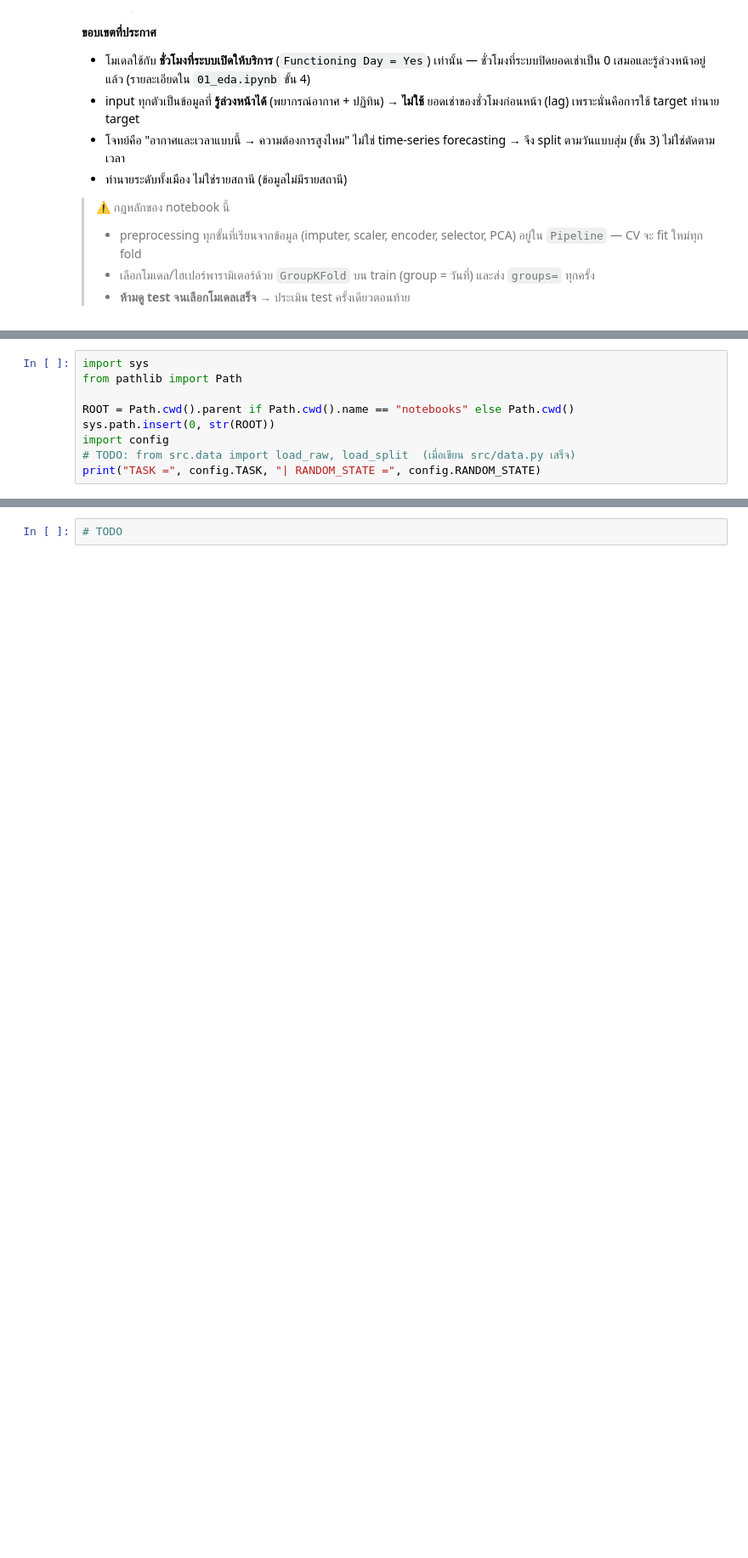
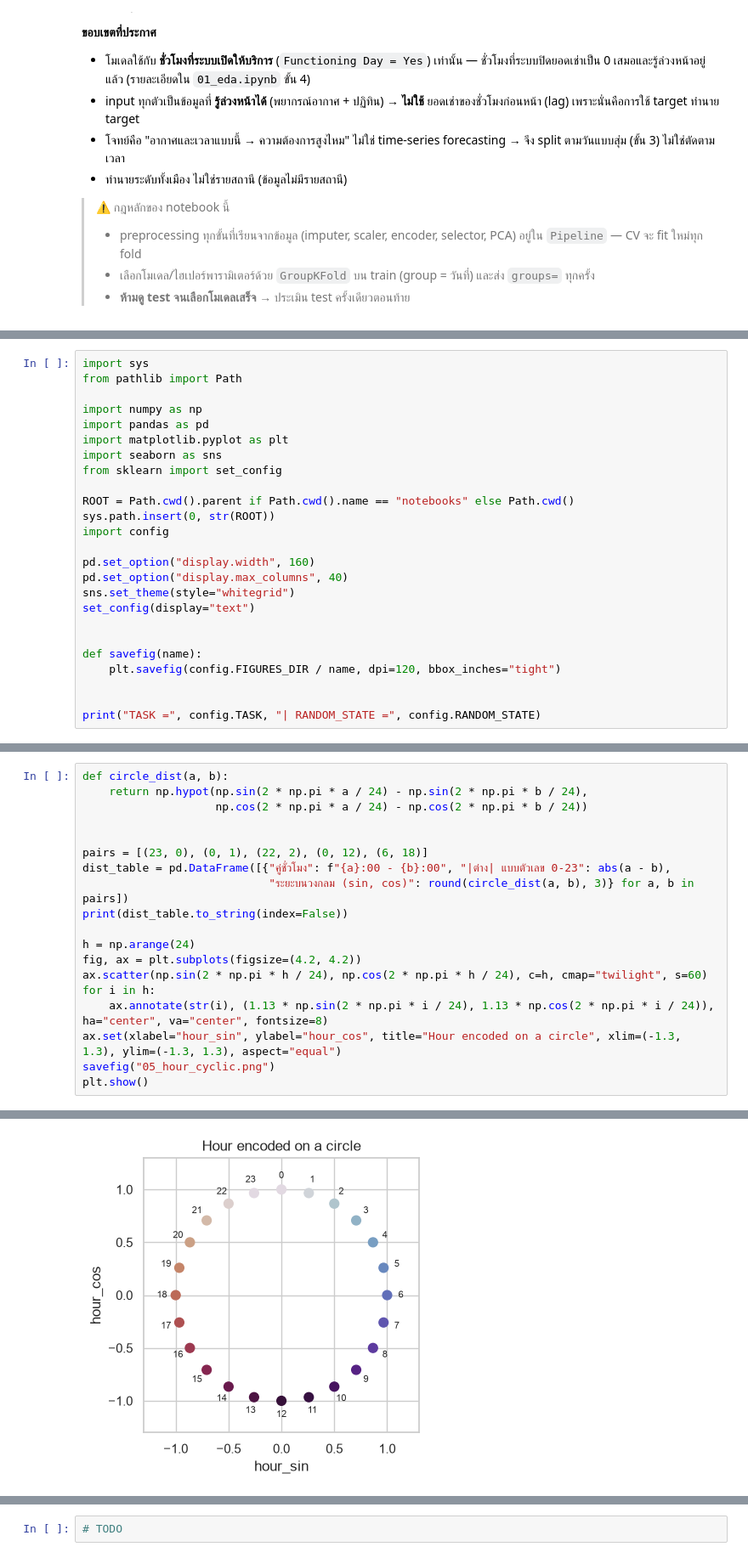
Before and after one commit to Sh080205/seoul-bike-demand, a Jupyter notebook: notebooks/02_modeling.ipynb, the cells around one changed output, grey strips where cells are left out. Shown at 85% size. Cells and saved outputs as stored; diff of their text form; blank space fills up the shorter version.

```diff
--- a/notebooks/02_modeling.ipynb
+++ b/notebooks/02_modeling.ipynb
@@ -31,8 +34,24 @@ F1 ของคลาส 1 บังคับให้โมเดลต้อ
 import sys
 from pathlib import Path
 
+import numpy as np
+import pandas as pd
+import matplotlib.pyplot as plt
+import seaborn as sns
+from sklearn import set_config
+
 ROOT = Path.cwd().parent if Path.cwd().name == "notebooks" else Path.cwd()
 sys.path.insert(0, str(ROOT))
 import config
-# TODO: from src.data import load_raw, load_split  (เมื่อเขียน src/data.py เสร็จ)
+
+pd.set_option("display.width", 160)
+pd.set_option("display.max_columns", 40)
+sns.set_theme(style="whitegrid")
+set_config(display="text")
+
+
+def savefig(name):
+    plt.savefig(config.FIGURES_DIR / name, dpi=120, bbox_inches="tight")
+
+
 print("TASK =", config.TASK, "| RANDOM_STATE =", config.RANDOM_STATE)
@@ -47,0 +165,20 @@ print("TASK =", config.TASK, "| RANDOM_STATE =", config.RANDOM_STATE)
+# %%
+def circle_dist(a, b):
+    return np.hypot(np.sin(2 * np.pi * a / 24) - np.sin(2 * np.pi * b / 24),
+                    np.cos(2 * np.pi * a / 24) - np.cos(2 * np.pi * b / 24))
+
+
+pairs = [(23, 0), (0, 1), (22, 2), (0, 12), (6, 18)]
+dist_table = pd.DataFrame([{"คู่ชั่วโมง": f"{a}:00 - {b}:00", "|ต่าง| แบบตัวเลข 0-23": abs(a - b),
+                            "ระยะบนวงกลม (sin, cos)": round(circle_dist(a, b), 3)} for a, b in pairs])
+print(dist_table.to_string(index=False))
+
+h = np.arange(24)
+fig, ax = plt.subplots(figsize=(4.2, 4.2))
+ax.scatter(np.sin(2 * np.pi * h / 24), np.cos(2 * np.pi * h / 24), c=h, cmap="twilight", s=60)
+for i in h:
+    ax.annotate(str(i), (1.13 * np.sin(2 * np.pi * i / 24), 1.13 * np.cos(2 * np.pi * i / 24)), ha="center", va="center", fontsize=8)
+ax.set(xlabel="hour_sin", ylabel="hour_cos", title="Hour encoded on a circle", xlim=(-1.3, 1.3), ylim=(-1.3, 1.3), aspect="equal")
+savefig("05_hour_cyclic.png")
+plt.show()
+# %% [output]
@@ -47,0 +191 @@ print("TASK =", config.TASK, "| RANDOM_STATE =", config.RANDOM_STATE)
+[figure, added]
```
Also changed, not shown: parts of 40 cells of this notebook, 2 other files.
